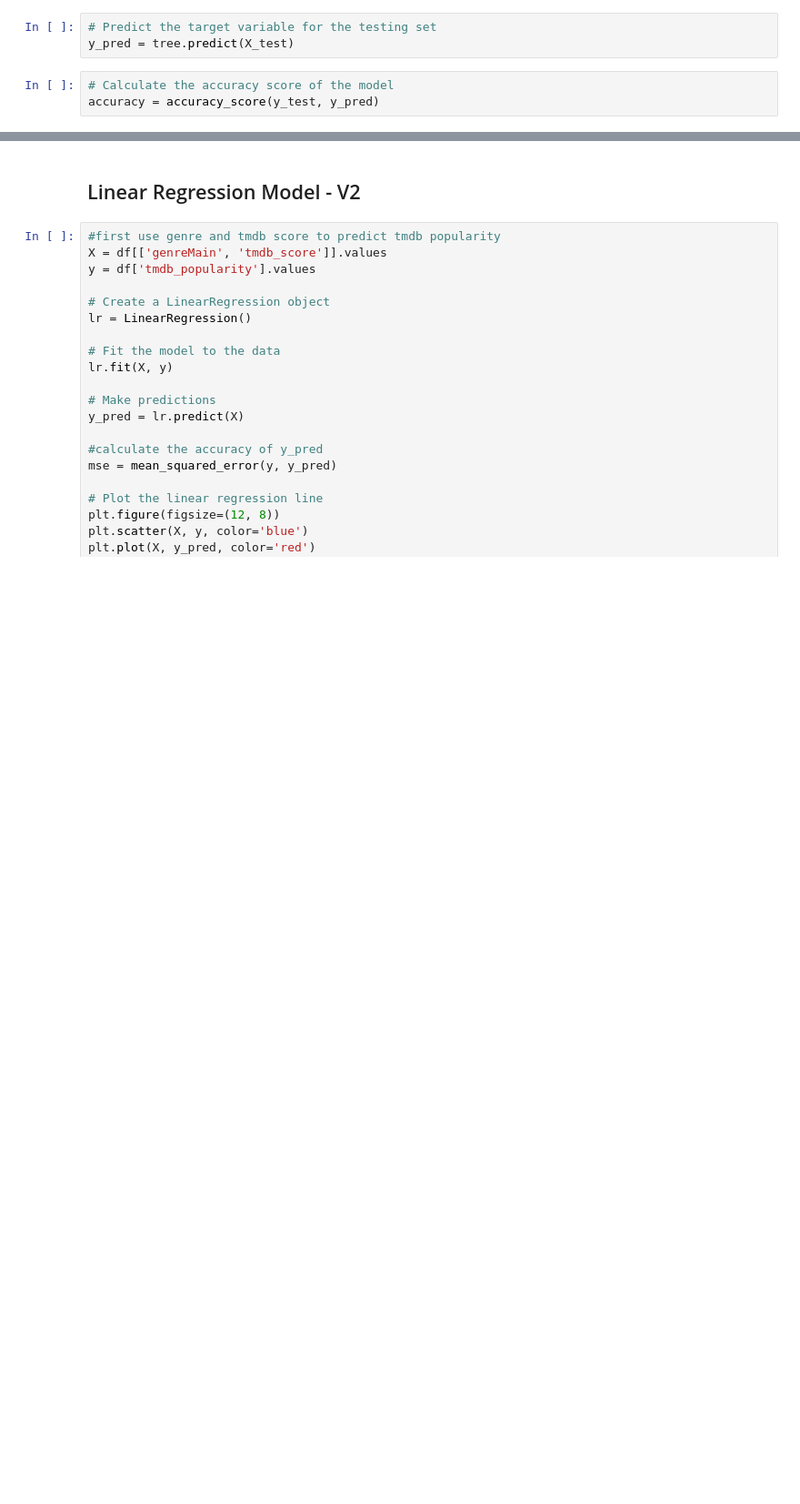
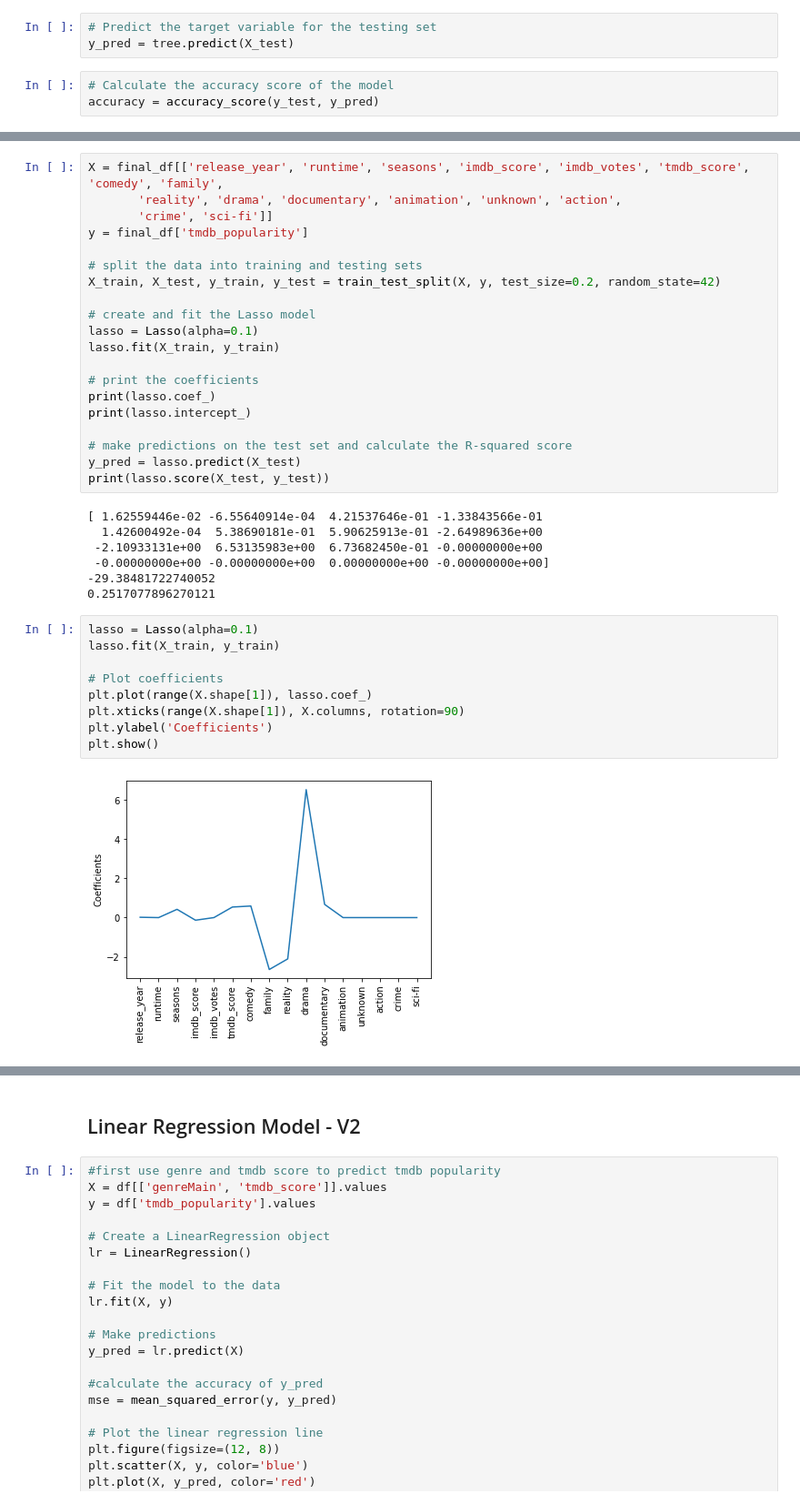
Before and after one commit to christianrhodes18/Netflix-Motivations, a Jupyter notebook: classTree.ipynb, the cells around one changed output, grey strips where cells are left out. Shown at 91% size. Cells and saved outputs as stored; diff of their text form; blank space fills up the shorter version.

```diff
--- a/classTree.ipynb
+++ b/classTree.ipynb
@@ -94,0 +184,38 @@ ModuleNotFoundError: No module named 'matplotlib_inline'
+# %%
+X = final_df[['release_year', 'runtime', 'seasons', 'imdb_score', 'imdb_votes', 'tmdb_score', 'comedy', 'family',
+       'reality', 'drama', 'documentary', 'animation', 'unknown', 'action',
+       'crime', 'sci-fi']]
+y = final_df['tmdb_popularity']
+
+# split the data into training and testing sets
+X_train, X_test, y_train, y_test = train_test_split(X, y, test_size=0.2, random_state=42)
+
+# create and fit the Lasso model
+lasso = Lasso(alpha=0.1)
+lasso.fit(X_train, y_train)
+
+# print the coefficients
+print(lasso.coef_)
+print(lasso.intercept_)
+
+# make predictions on the test set and calculate the R-squared score
+y_pred = lasso.predict(X_test)
+print(lasso.score(X_test, y_test))
+# %% [output]
+[ 1.62559446e-02 -6.55640914e-04  4.21537646e-01 -1.33843566e-01
+  1.42600492e-04  5.38690181e-01  5.90625913e-01 -2.64989636e+00
+ -2.10933131e+00  6.53135983e+00  6.73682450e-01 -0.00000000e+00
+ -0.00000000e+00 -0.00000000e+00  0.00000000e+00 -0.00000000e+00]
+-29.38481722740052
+0.2517077896270121
+# %%
+lasso = Lasso(alpha=0.1)
+lasso.fit(X_train, y_train)
+
+# Plot coefficients
+plt.plot(range(X.shape[1]), lasso.coef_)
+plt.xticks(range(X.shape[1]), X.columns, rotation=90)
+plt.ylabel('Coefficients')
+plt.show()
+# %% [output]
+[figure, added]
```
Also changed, not shown: parts of 17 cells of this notebook.
